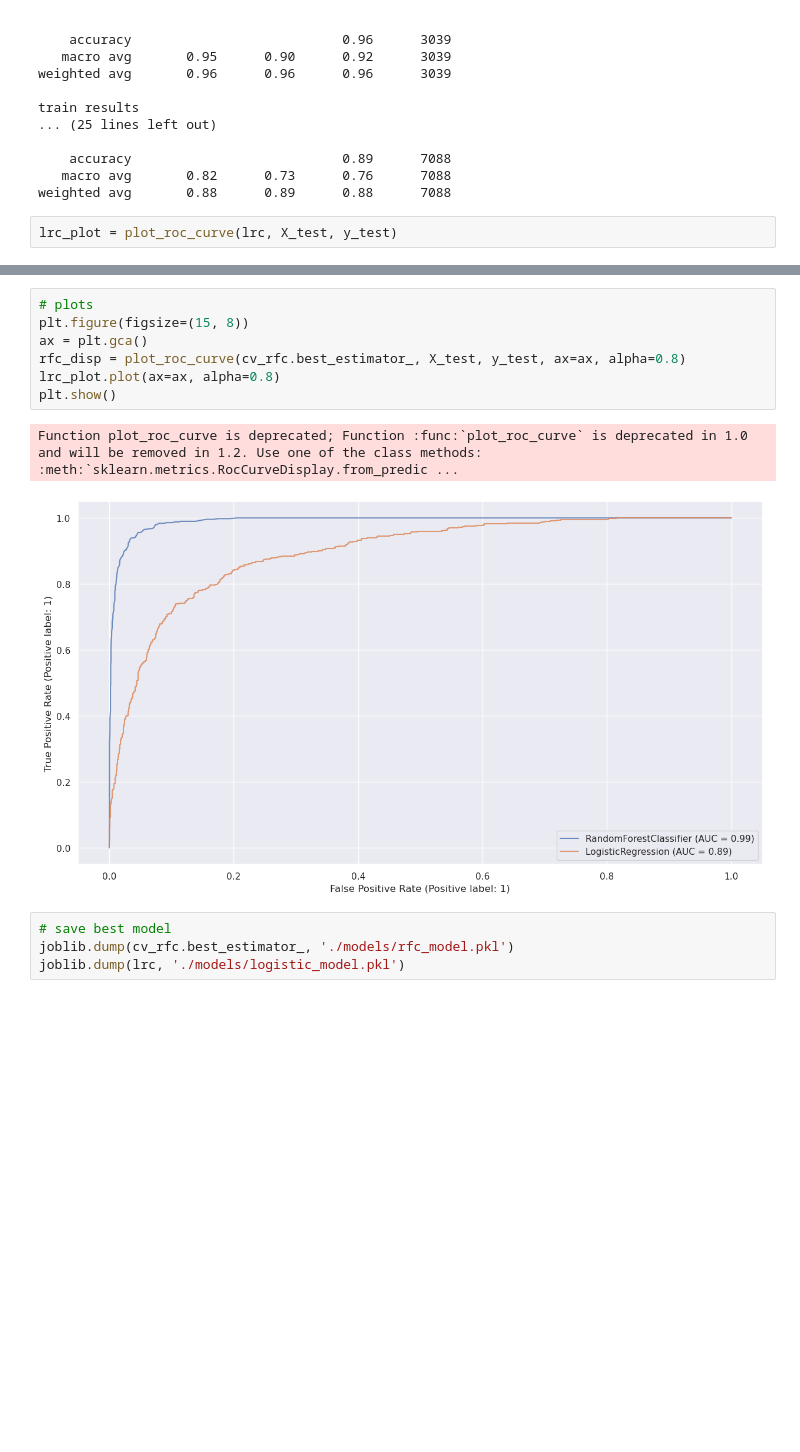
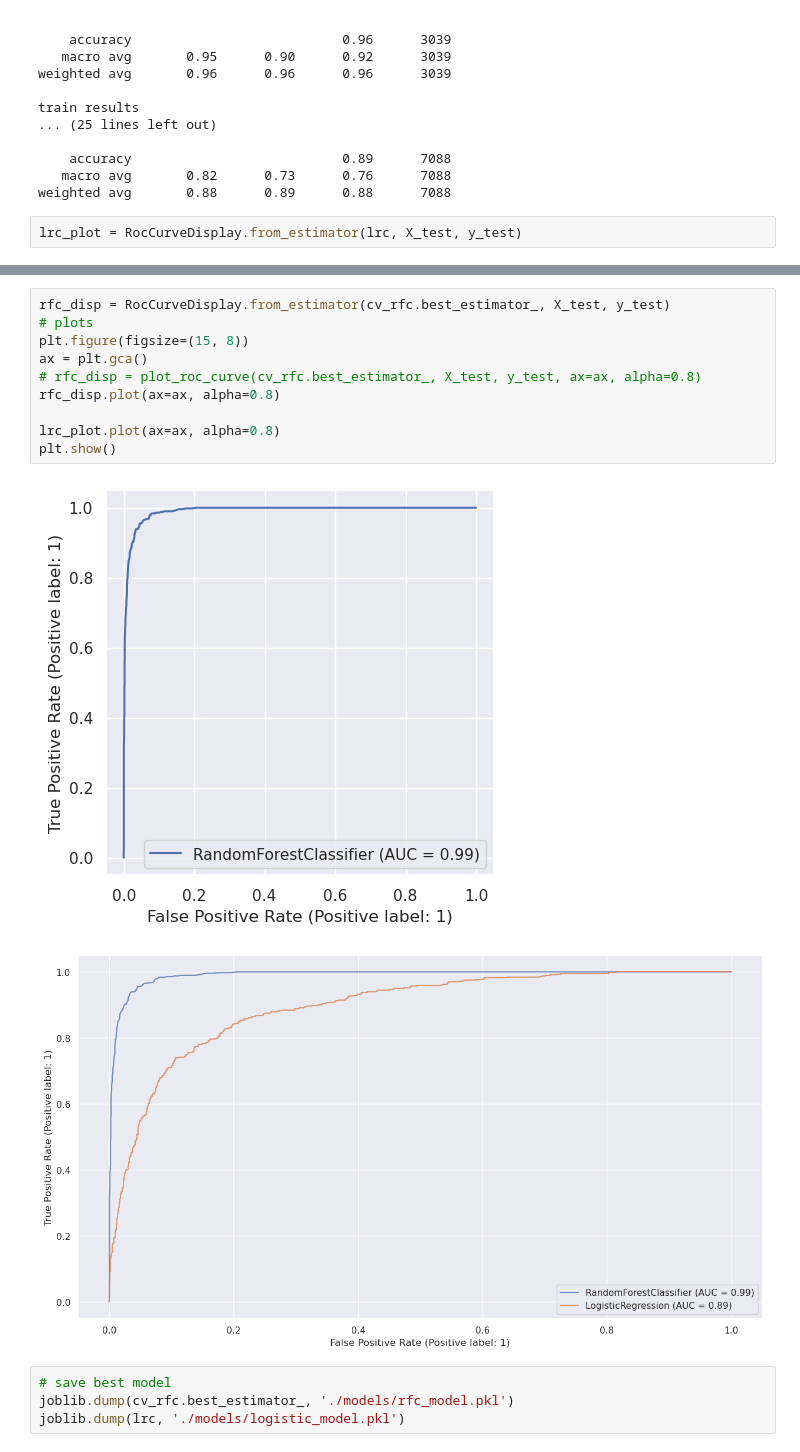
Before and after one commit to lewi0332/ML_DevOps_Engineer_Course, a Jupyter notebook: 4_PROJECT_predict_customer_churn_with_clean_code/Project/churn_notebook.ipynb, the cells around one changed output, grey strips where cells are left out. Saved outputs shown, nothing was run; the diff lists cells and outputs as text; blank space fills up the shorter version.

```diff
--- a/4_PROJECT_predict_customer_churn_with_clean_code/Project/churn_notebook.ipynb
+++ b/4_PROJECT_predict_customer_churn_with_clean_code/Project/churn_notebook.ipynb
@@ -293,5 +299,5 @@ train results
    macro avg       0.82      0.73      0.76      7088
 weighted avg       0.88      0.89      0.88      7088
 # %%
-lrc_plot = plot_roc_curve(lrc, X_test, y_test)
+lrc_plot = RocCurveDisplay.from_estimator(lrc, X_test, y_test)
 # %% [output]
@@ -300,13 +305,16 @@ Function plot_roc_curve is deprecated; Function :func:`plot_roc_curve` is deprec
 # %%
+rfc_disp = RocCurveDisplay.from_estimator(cv_rfc.best_estimator_, X_test, y_test)
 # plots
 plt.figure(figsize=(15, 8))
 ax = plt.gca()
-rfc_disp = plot_roc_curve(cv_rfc.best_estimator_, X_test, y_test, ax=ax, alpha=0.8)
+# rfc_disp = plot_roc_curve(cv_rfc.best_estimator_, X_test, y_test, ax=ax, alpha=0.8)
+rfc_disp.plot(ax=ax, alpha=0.8)
+
 lrc_plot.plot(ax=ax, alpha=0.8)
 plt.show()
 # %% [output]
-Function plot_roc_curve is deprecated; Function :func:`plot_roc_curve` is deprecated in 1.0 and will be removed in 1.2. Use one of the class methods: :meth:`sklearn.metrics.RocCurveDisplay.from_predic ...
-[figure, old version]
+[figure, new version]
+[figure, added]
 # %%
 # save best model
 joblib.dump(cv_rfc.best_estimator_, './models/rfc_model.pkl')
```
Also changed, not shown: parts of 6 cells of this notebook, 6 other files.
